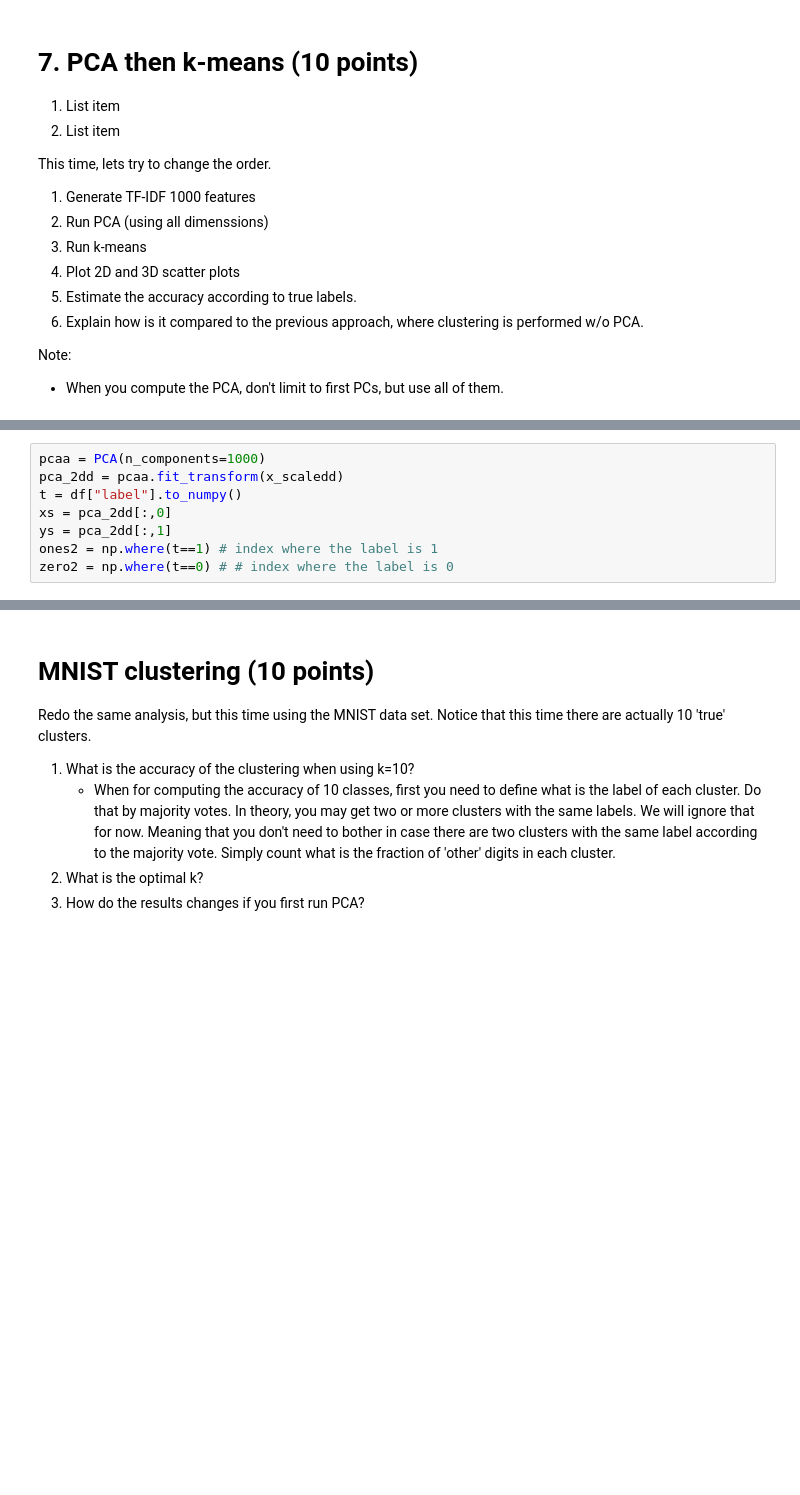
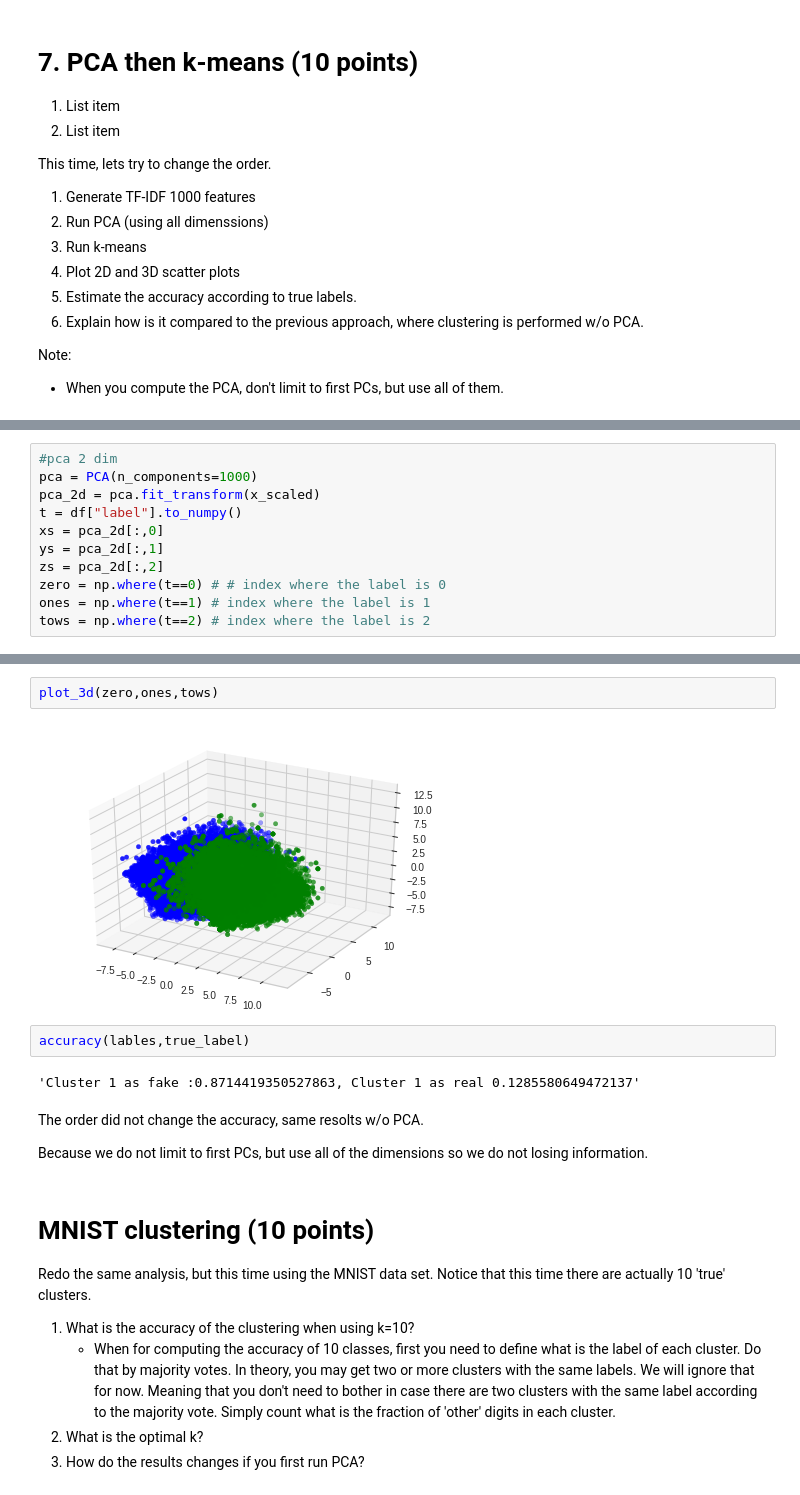
Before and after one commit to orenfix10/ML-project1, a Jupyter notebook: Main.ipynb, the cells around one changed output, grey strips where cells are left out. Cells and saved outputs as stored; diff of their text form; blank space fills up the shorter version.

```diff
--- a/Main.ipynb
+++ b/Main.ipynb
@@ -366,9 +378,12 @@ df_tfidf2
 # %%
-pcaa = PCA(n_components=1000)
-pca_2dd = pcaa.fit_transform(x_scaledd)
+#pca 2 dim
+pca = PCA(n_components=1000)
+pca_2d = pca.fit_transform(x_scaled)
 t = df["label"].to_numpy()
-xs = pca_2dd[:,0]
-ys = pca_2dd[:,1]
-ones2 = np.where(t==1) # index where the label is 1
-zero2 = np.where(t==0) # # index where the label is 0
+xs = pca_2d[:,0]
+ys = pca_2d[:,1]
+zs = pca_2d[:,2]
+zero = np.where(t==0) # # index where the label is 0
+ones = np.where(t==1) # index where the label is 1
+tows = np.where(t==2) # index where the label is 2
 # %%
@@ -390,3 +414,15 @@ plot_2d(zero2,ones2)
+# %%
+plot_3d(zero,ones,tows)
+# %% [output]
+[figure, added]
+# %%
+accuracy(lables,true_label)
+# %% [output]
+'Cluster 1 as fake :0.8714419350527863, Cluster 1 as real 0.1285580649472137'
+# %% [markdown]
+The order did not change the accuracy, same resolts w/o PCA.
+
+Because we do not limit to first PCs, but use all of the dimensions so we do not losing information.
 # %% [markdown]
 # MNIST clustering (10 points)
 Redo the same analysis, but this time using the MNIST data set. Notice that this time there are actually 10 'true' clusters.
```
Also changed, not shown: parts of 48 cells of this notebook.
